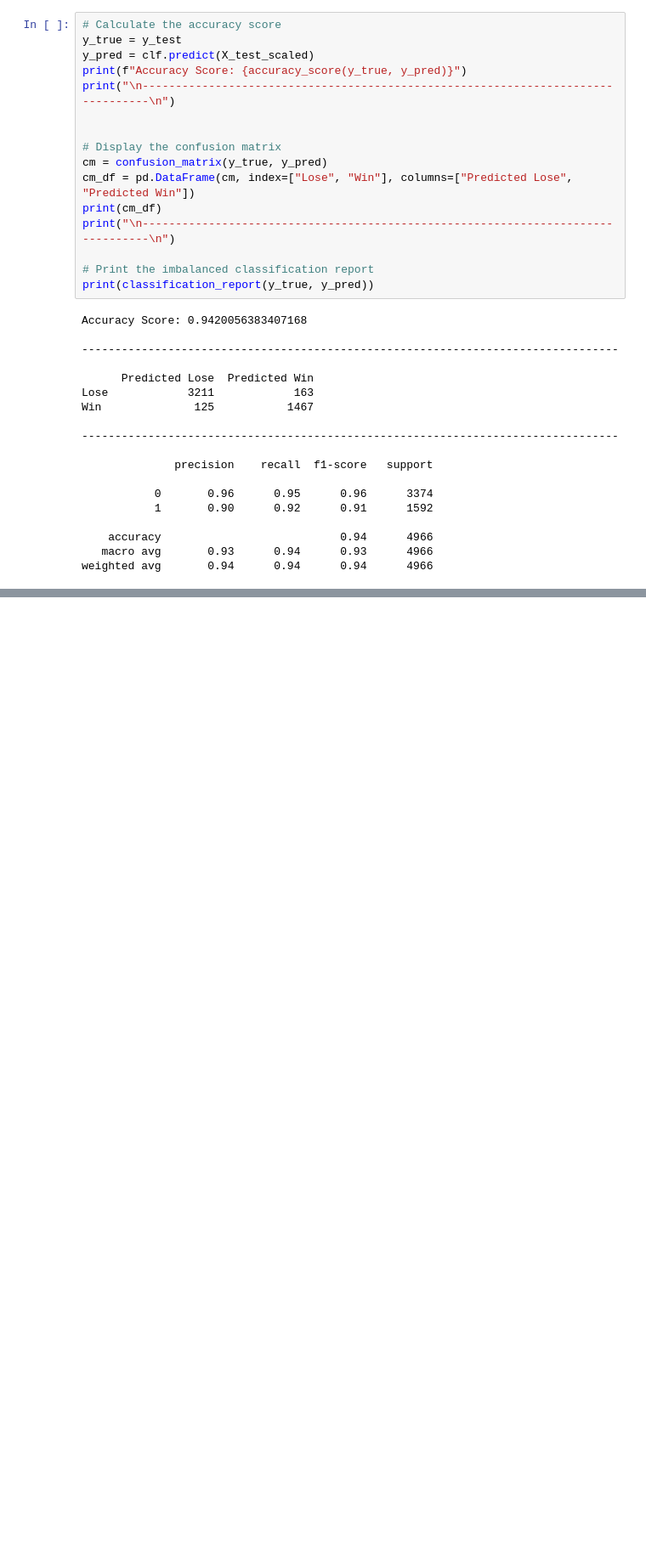
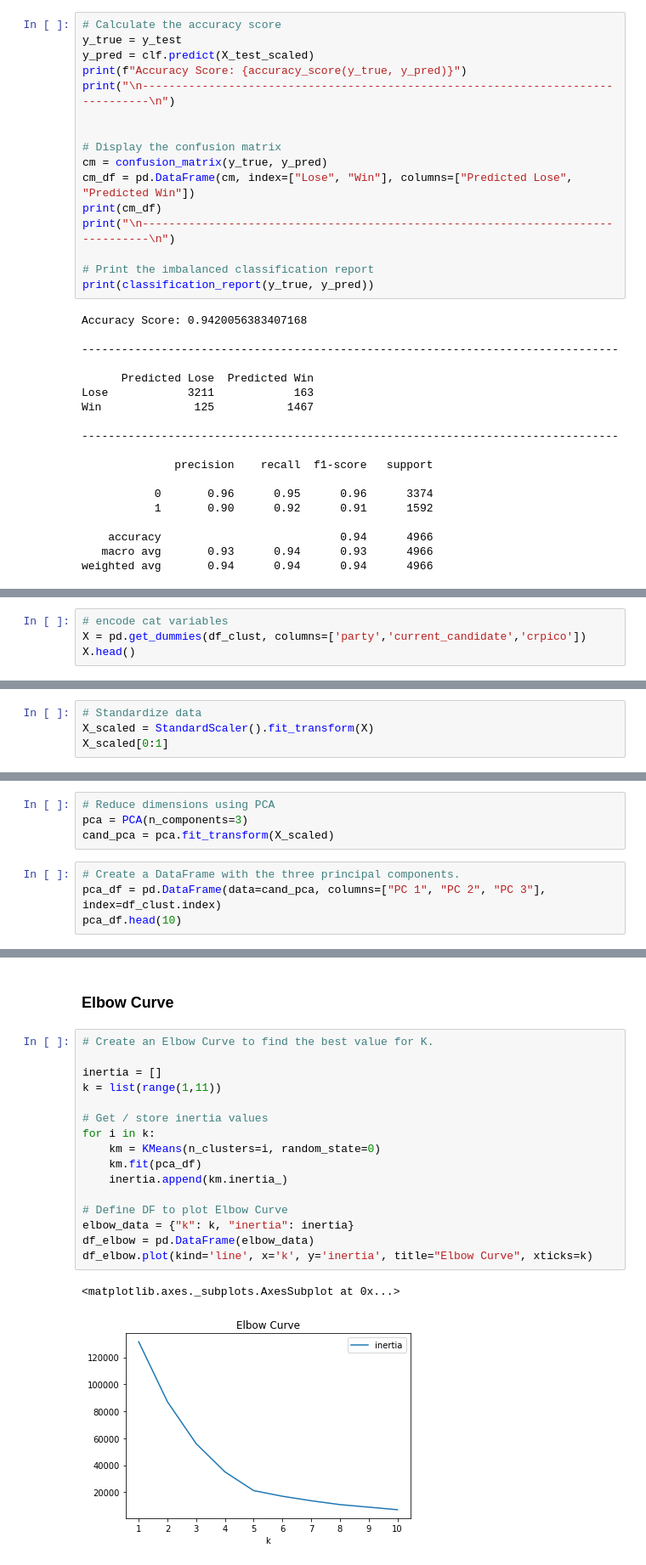
Before and after one commit to armyofkittens/Analyze-This-Campaign-Finance-Analysis, a Jupyter notebook: ML_modeling_v1.ipynb, the cells around one changed output, grey strips where cells are left out. Shown at 85% size. Drawn from its saved outputs; the diff is of its cells as text; blank space fills up the shorter version.

Commit message:
Kmeans model v1

```diff
--- a/ML_modeling_v1.ipynb
+++ b/ML_modeling_v1.ipynb
@@ -284,0 +347,4 @@ weighted avg       0.94      0.94      0.94      4966
+# %%
+# encode cat variables
+X = pd.get_dummies(df_clust, columns=['party','current_candidate','crpico'])
+X.head()
@@ -284,0 +358,4 @@ weighted avg       0.94      0.94      0.94      4966
+# %%
+# Standardize data
+X_scaled = StandardScaler().fit_transform(X)
+X_scaled[0:1]
@@ -284,0 +368,8 @@ weighted avg       0.94      0.94      0.94      4966
+# %%
+# Reduce dimensions using PCA
+pca = PCA(n_components=3)
+cand_pca = pca.fit_transform(X_scaled)
+# %%
+# Create a DataFrame with the three principal components.
+pca_df = pd.DataFrame(data=cand_pca, columns=["PC 1", "PC 2", "PC 3"], index=df_clust.index)
+pca_df.head(10)
@@ -284,0 +388,21 @@ weighted avg       0.94      0.94      0.94      4966
+# %% [markdown]
+### Elbow Curve
+# %%
+# Create an Elbow Curve to find the best value for K.
+
+inertia = []
+k = list(range(1,11))
+
+# Get / store inertia values
+for i in k:
+    km = KMeans(n_clusters=i, random_state=0)
+    km.fit(pca_df)
+    inertia.append(km.inertia_)
+
+# Define DF to plot Elbow Curve
+elbow_data = {"k": k, "inertia": inertia}
+df_elbow = pd.DataFrame(elbow_data)
+df_elbow.plot(kind='line', x='k', y='inertia', title="Elbow Curve", xticks=k)
+# %% [output]
+<matplotlib.axes._subplots.AxesSubplot at 0x...>
+[figure, added]
```
Also changed, not shown: parts of 16 cells of this notebook.
